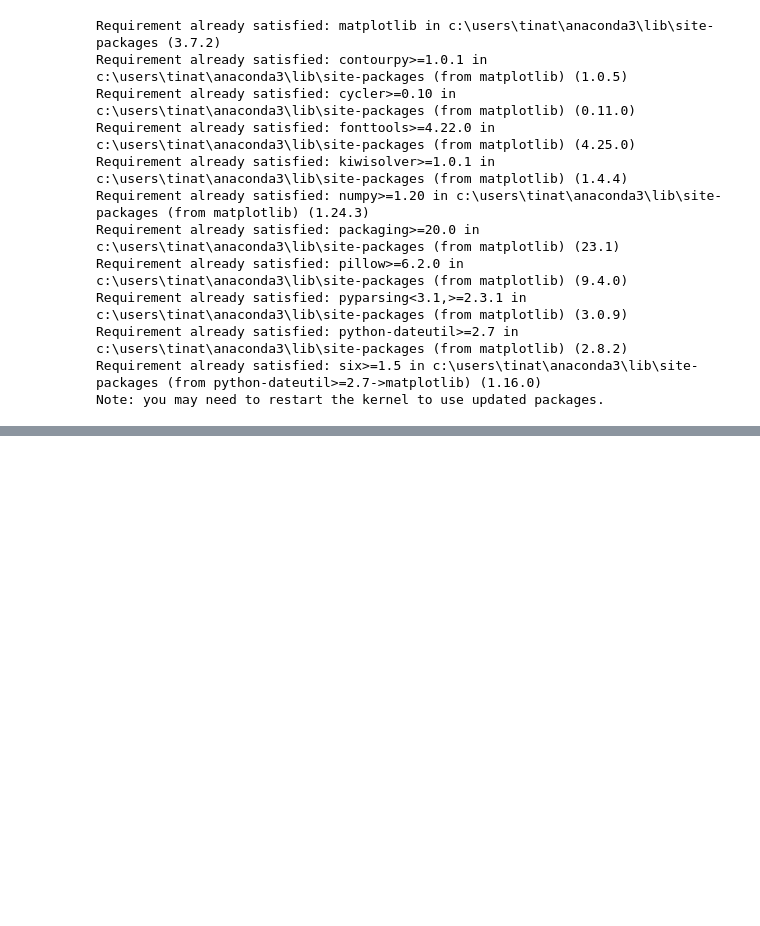
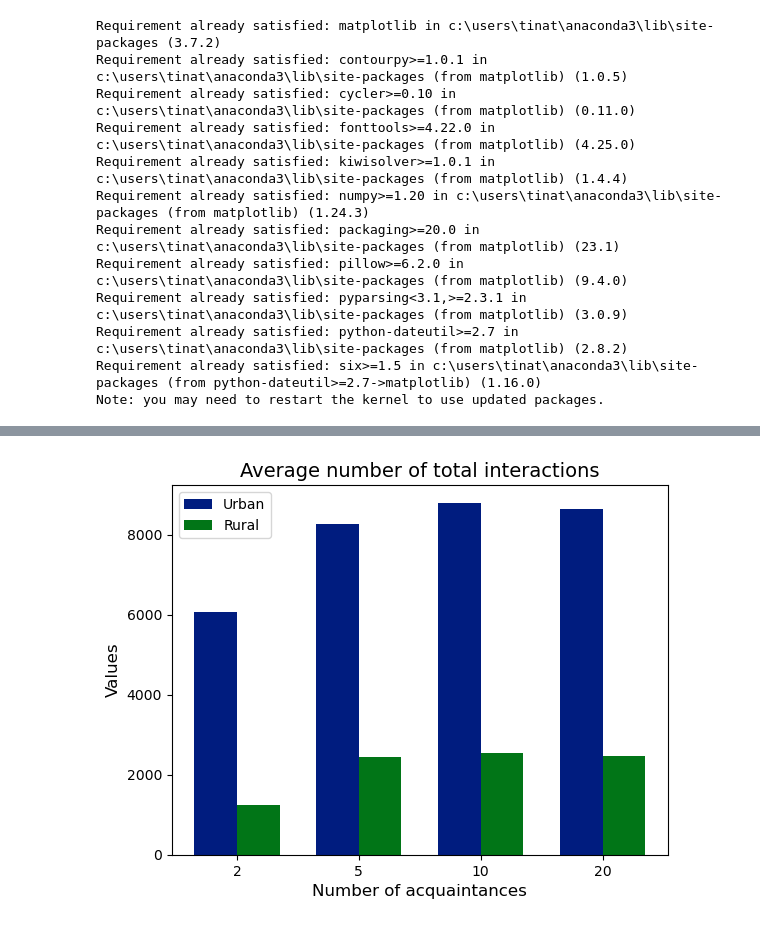
Before and after one commit to peaba/Simulating-Society, a Jupyter notebook: visualization.ipynb, the cells around one changed output, grey strips where cells are left out. Cells and saved outputs as stored; diff of their text form; code cells hidden in the pictures; blank space fills up the shorter version.

```diff
--- a/visualization.ipynb
+++ b/visualization.ipynb
@@ -28,0 +61,94 @@ plt.style.use('seaborn-dark-palette')
+# %%
+# Sample data
+categories = ['2','5','10','20']
+
+avg_total_interactions_urban = [6074,8263,8799,8652]
+avg_total_interactions_rural = [1243,2442,2552,2468]
+
+avg_num_unique_culture_urban = [3,2,2,2]
+avg_num_unique_culture_rural = [6,4,7,5]
+
+avg_size_unique_culture_urban = [18,30,30,29]
+avg_size_unique_culture_rural = [11,15,7,15]
+
+avg_avg_acq_urban = [2,3,5,7]
+avg_avg_acq_rural = [2,3,5,7]
+
+values_ex1 = [1,2,3,4]
+values_ex2 = [4,3,2,1]
+
+# Set the width of the bars
+bar_width = 0.35
+
+# Set the positions for the groups
+positions_urban = np.arange(len(categories))
+positions_rural = positions_urban + bar_width
+
+################### Plot 1: average total interactions ##################
+# Plotting the bar chart with different groups
+plt.figure()
+plt.bar(positions_urban, avg_total_interactions_urban, width=bar_width, label='Urban')
+plt.bar(positions_rural, avg_total_interactions_rural, width=bar_width, label='Rural')
+# Adding labels and title
+plt.xlabel('Number of acquaintances', fontsize=12)
+plt.ylabel('Values', fontsize=12)
+plt.title('Average number of total interactions', fontsize=14)
+# Adding x-axis labels and adjusting position
+plt.xticks(positions_urban + bar_width / 2, categories)
+# Adding a legend
+plt.legend()
+# Save figure
+plt.savefig('DiffAcq_avg_total_interactions.png')
+
+################### Plot 2: average number of unique cultures ##################
+# Plotting the bar chart with different groups
+plt.figure()
+plt.bar(positions_urban, avg_num_unique_culture_urban, width=bar_width, label='Urban')
+plt.bar(positions_rural, avg_num_unique_culture_rural, width=bar_width, label='Rural')
+# Adding labels and title
+plt.xlabel('Number of acquaintances', fontsize=12)
+plt.ylabel('Values', fontsize=12)
+plt.title('Average number of unique cultures', fontsize=14)
+# Adding x-axis labels and adjusting position
+plt.xticks(positions_urban + bar_width / 2, categories)
+# Adding a legend
+plt.legend()
+# Save figure
+plt.savefig('DiffAcq_avg_num_unique_cultures.png')
+
+################### Plot 3: average size of unique culures ##################
+# Plotting the bar chart with different groups
+plt.figure()
+plt.bar(positions_urban, avg_size_unique_culture_urban, width=bar_width, label='Urban')
+plt.bar(positions_rural, avg_size_unique_culture_rural, width=bar_width, label='Rural')
+# Adding labels and title
+plt.xlabel('Number of acquaintances', fontsize=12)
+plt.ylabel('Values', fontsize=12)
+plt.title('Average size of unique culures', fontsize=14)
+# Adding x-axis labels and adjusting position
+plt.xticks(positions_urban + bar_width / 2, categories)
+# Adding a legend
+plt.legend()
+# Save figure
+plt.savefig('DiffAcq_avg_size_unique_cultures.png')
+
+################### Plot 4: average number of acqtaintance ##################
+# Plotting the bar chart with different groups
+plt.figure()
+plt.bar(positions_urban, avg_avg_acq_urban, width=bar_width, label='Urban')
+plt.bar(positions_rural, avg_avg_acq_rural, width=bar_width, label='Rural')
+# Adding labels and title
+plt.xlabel('Number of acquaintances', fontsize=12)
+plt.ylabel('Values', fontsize=12)
+plt.title('Average number of remaining acqtainces', fontsize=14)
+# Adding x-axis labels and adjusting position
+plt.xticks(positions_urban + bar_width / 2, categories)
+# Adding a legend
+plt.legend()
+# Save figure
+plt.savefig('DiffAcq_avg_ave_acq.png')
+
+# Display the plot
+plt.show()
+# %% [output]
+[figure, added]
```
Also changed, not shown: parts of 11 cells of this notebook.
